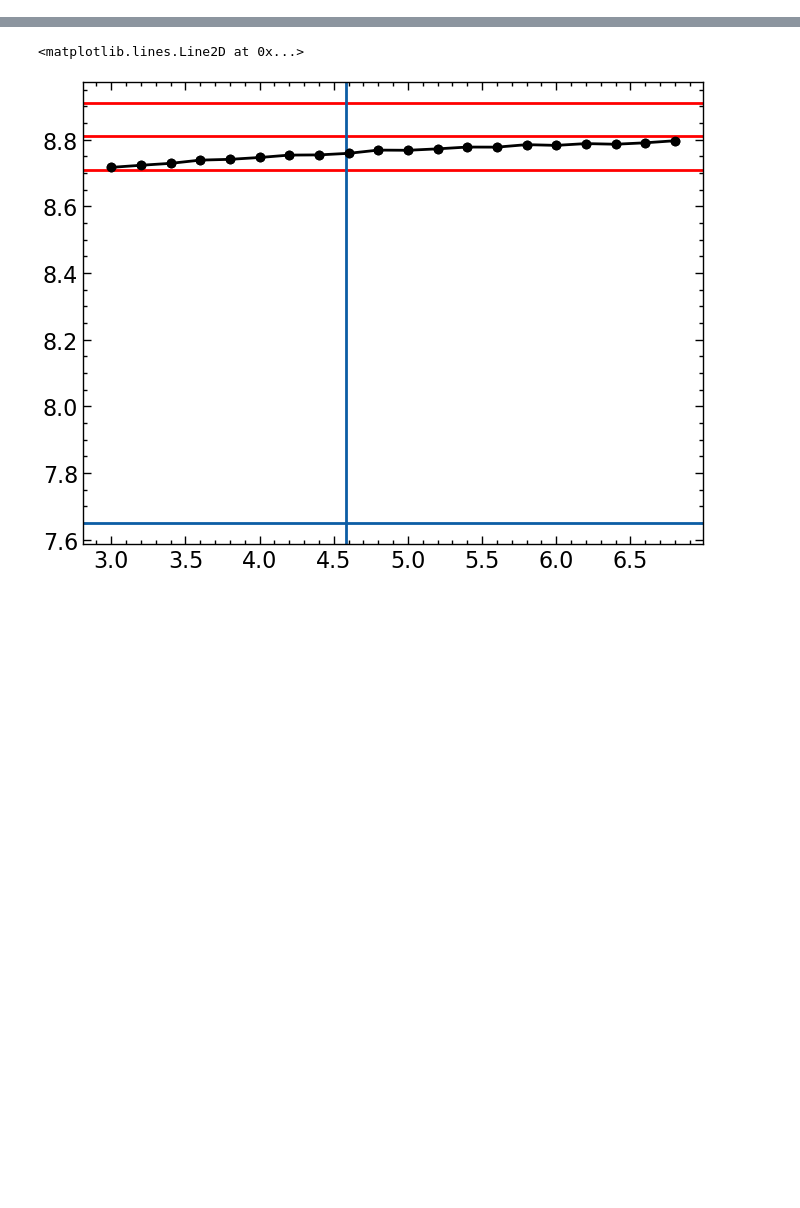
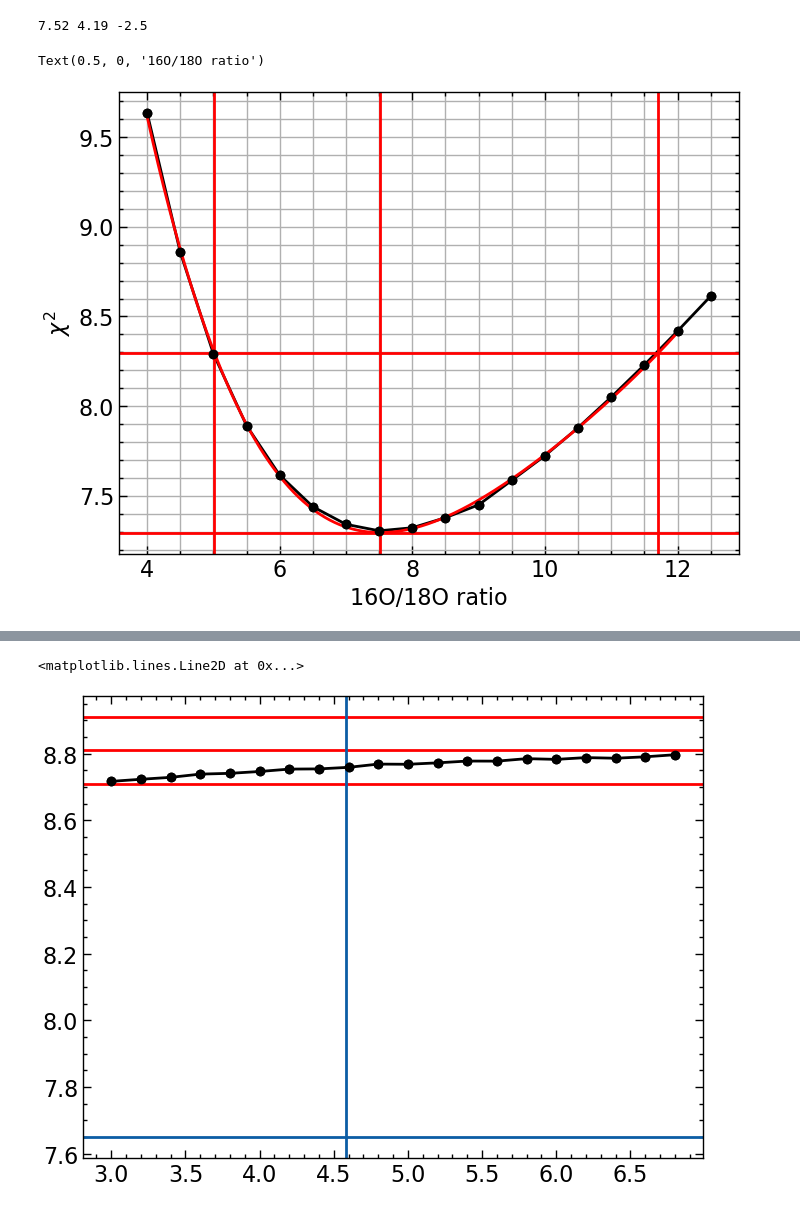
Before and after one commit to advaitmehla/TSFitPy, a Jupyter notebook: plotting_tools/asas-rcb-21_comb.ipynb, the cells around one changed output, grey strips where cells are left out. Drawn from its saved outputs; the diff is of its cells as text; code cells hidden in the pictures; blank space fills up the shorter version.

```diff
--- a/plotting_tools/asas-rcb-21_comb.ipynb
+++ b/plotting_tools/asas-rcb-21_comb.ipynb
@@ -125,3 +155,37 @@ Text(0.5, 0, '16O/18O ratio')
+# %%
+plt.plot(rats, chis, 'ko-')
+plt.errorbar(rats, chis, yerr=dchis, fmt='ko', capsize=3)
+# plt.axhline(np.min(chis), ls='--', color='r')
+# plt.axhline(np.min(chis)+1.0, ls='--', color='r')
+# plt.axvline(3.4)
+plt.grid(which='both')
+
+# fit a 3rd degree polynomial weighted by the errors
+p = np.polyfit(rats, chis, 4)
+x = np.linspace(4,12,1000)
+y = np.polyval(p, x)
+plt.plot(x, y, 'r')
+plt.axvline(x[np.where(y == np.min(y))], color='r')
+xfit = x[np.where(y == np.min(y))]
+plt.axhline(np.min(y), color='r')
+# find nearest x value to min + 1 y value
+ybound = np.min(y) + 1.0
+diff = np.abs(y-ybound)
+idx = np.where(diff == np.min(diff))
+# find the index of next minimum
+idx2 = np.where(diff == np.partition(diff, 1)[1])
+xbounds = (x[idx]-xfit).round(2), (x[idx2]-xfit).round(2)
+plt.axvline(x[idx], color='r')
+plt.axvline(x[idx2], color='r')
+plt.axhline(ybound, color='r')
+print(xfit[0].round(2), xbounds[0][0], xbounds[1][0])
+plt.ylabel(r'$\chi^2$')
+plt.xlabel("16O/18O ratio")
+# find x values nearest to ybounds
+# %% [output]
+7.52 4.19 -2.5
+Text(0.5, 0, '16O/18O ratio')
+[figure, added]
 # %%
 o18rats = 1/(1+rats)
 plt.plot(o18rats, chis, 'ko-')
```
Also changed, not shown: parts of 16 cells of this notebook, 18 other files.
